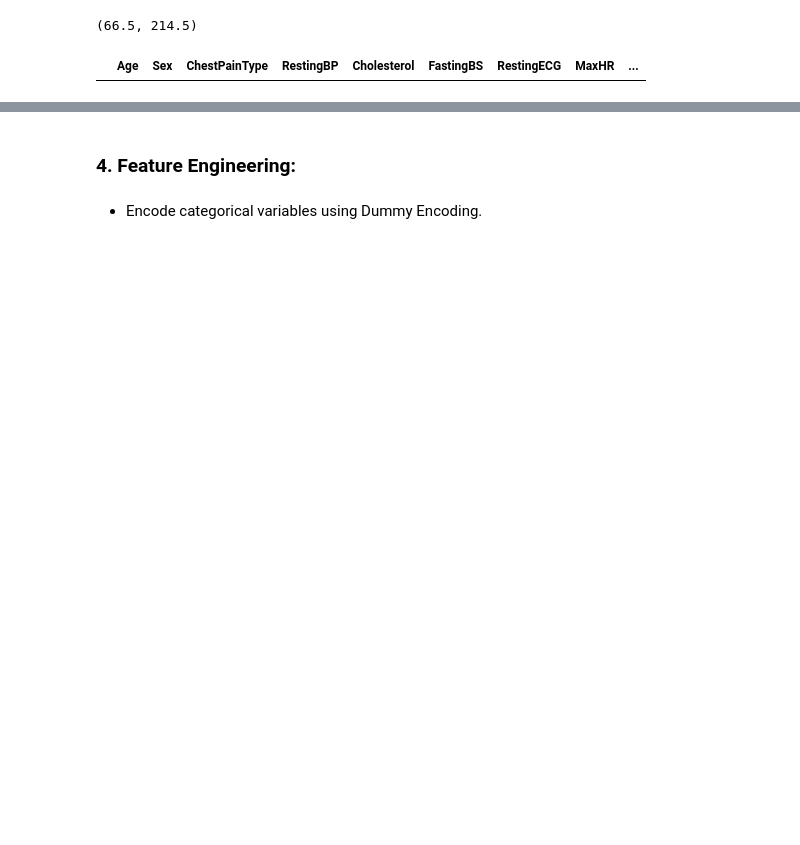
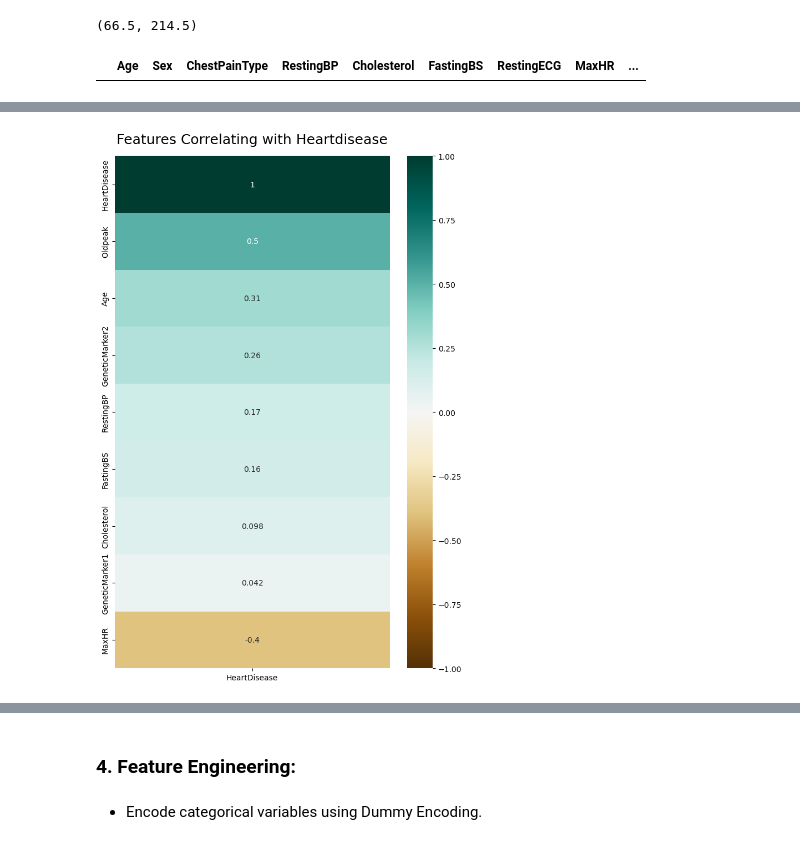
Before and after one commit to TJ-Abbing/Data-Science, a Jupyter notebook: OP-2/assignments/final/teammates/final-assignment-fadi.ipynb, the cells around one changed output, grey strips where cells are left out. Saved outputs shown, nothing was run; the diff lists cells and outputs as text; code cells hidden in the pictures; blank space fills up the shorter version.

```diff
--- a/OP-2/assignments/final/teammates/final-assignment-fadi.ipynb
+++ b/OP-2/assignments/final/teammates/final-assignment-fadi.ipynb
@@ -360,3 +375,17 @@ df
+# %%
+# Looking at this diagram it seems like MAXHR and GeneticMarker1 don't havee a correlation with the heartdisease.
+# GeneticMarker2 has a good correalation so that one won't be deleted.
+# Cholesterol doesnt have a good correlation in this diagram but as seen before there is a correlation.
+# MaxHR and GeneticMarker1 will be analysed further on.
+plt.figure(figsize=(8, 12))
+cor = df[['Age', 'RestingBP', 'Cholesterol', 'FastingBS', 'MaxHR', 'Oldpeak',
+       'GeneticMarker1', 'GeneticMarker2', 'HeartDisease']].corr()
+heatmap = sns.heatmap(data=cor[['HeartDisease']].sort_values(by='HeartDisease', ascending=False), vmin=-1, vmax=1, annot=True, cmap='BrBG')
+heatmap.set_title('Features Correlating with Heartdisease', fontdict={'fontsize':18}, pad=16);
+
+plt.show()
+# %% [output]
+[figure, added]
 # %%
 # Explore age distribution by HeartDisease
 # As seen in the histogram  the chances of having heart disease go up after the age of 55
```
Also changed, not shown: parts of 53 cells of this notebook, 1 other file.
